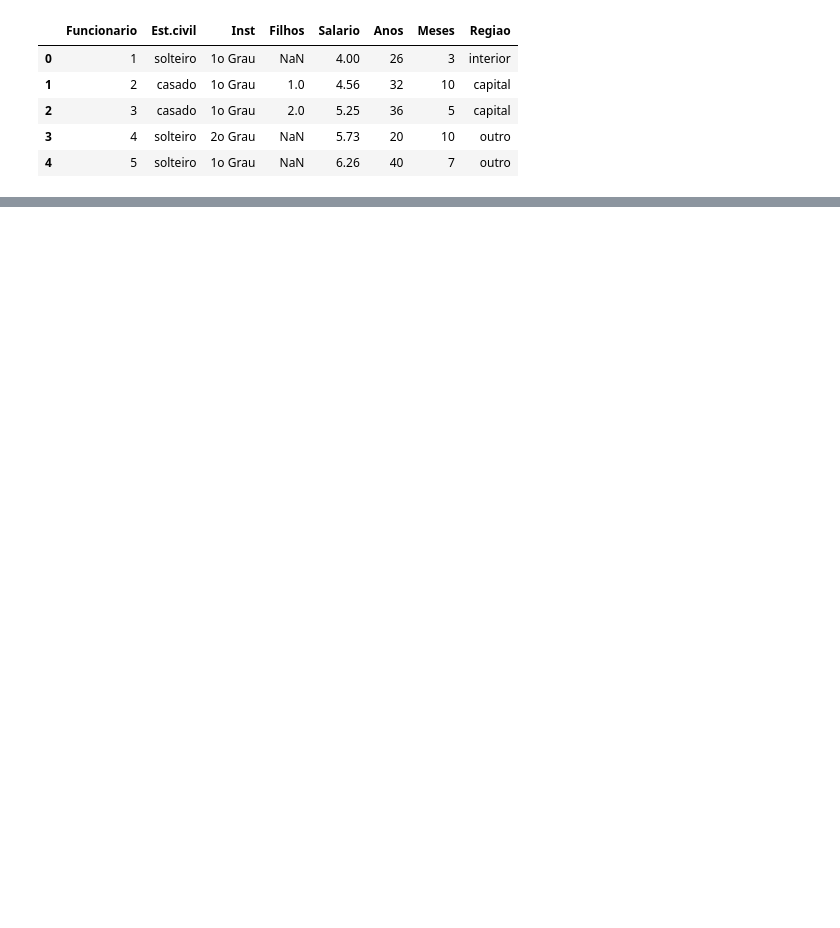
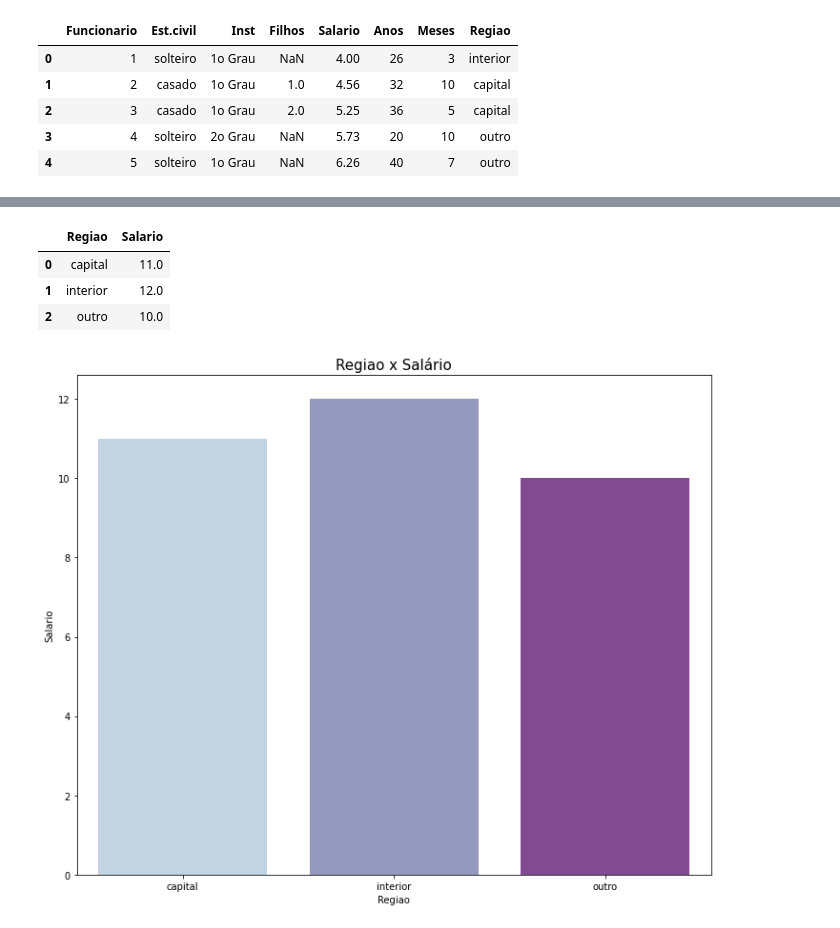
Before and after one commit to luizasampaio-s/todo8, a Jupyter notebook: to_do_8.ipynb, the cells around one changed output, grey strips where cells are left out. Drawn from its saved outputs; the diff is of its cells as text; code cells hidden in the pictures; blank space fills up the shorter version.

```diff
--- a/to_do_8.ipynb
+++ b/to_do_8.ipynb
@@ -61,0 +128,22 @@ milsa
+# %%
+# Regiao x salário
+milsa_mean_reg = milsa.groupby('Regiao')['Salario'].mean().round()
+df_milsa_mean_reg = pd.DataFrame(milsa_mean_reg)
+df_milsa_mean_reg.reset_index(inplace = True)
+df_milsa_mean_reg
+# %% [output]
+|  | Regiao | Salario |
+| 0 | capital | 11.0 |
+| 1 | interior | 12.0 |
+| 2 | outro | 10.0 |
+# %%
+#criando uma figure, axes
+fig, ax = plt.subplots(figsize=(10,8))
+#criando o gráfico de barras
+sns.barplot(y= df_milsa_mean_reg['Salario'] , x= df_milsa_mean_reg['Regiao'], ax=ax, data=df_inst_salario,palette='BuPu')
+#otimizar espaço da figure
+fig.tight_layout();
+#adicionando título
+ax.set_title("Regiao x Salário", fontdict={'fontsize':15});
+# %% [output]
+[figure, added]
```
Also changed, not shown: parts of 32 cells of this notebook.
